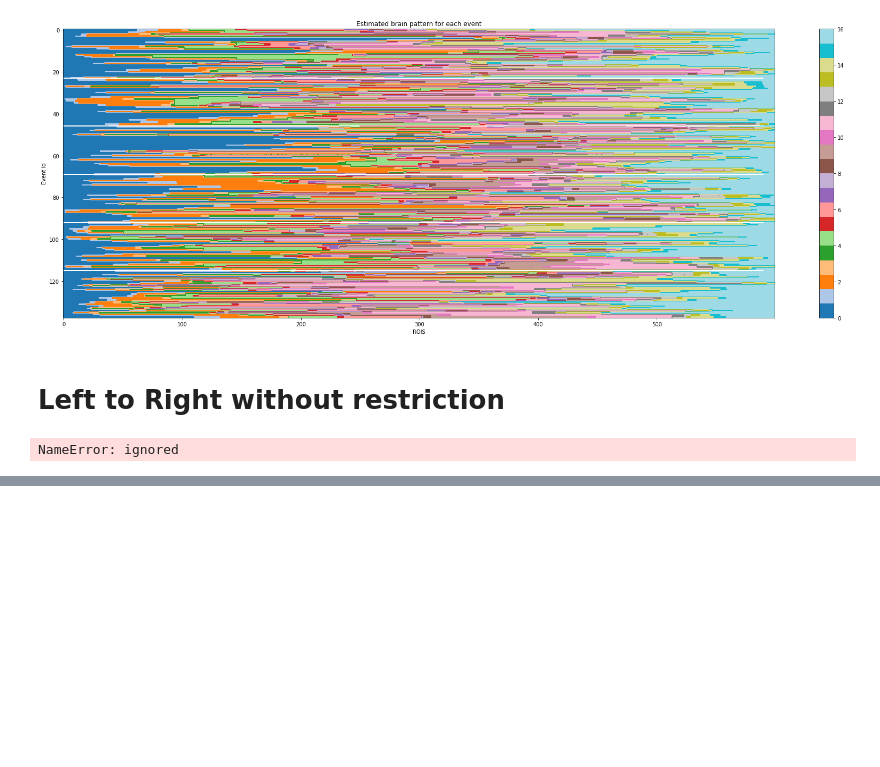
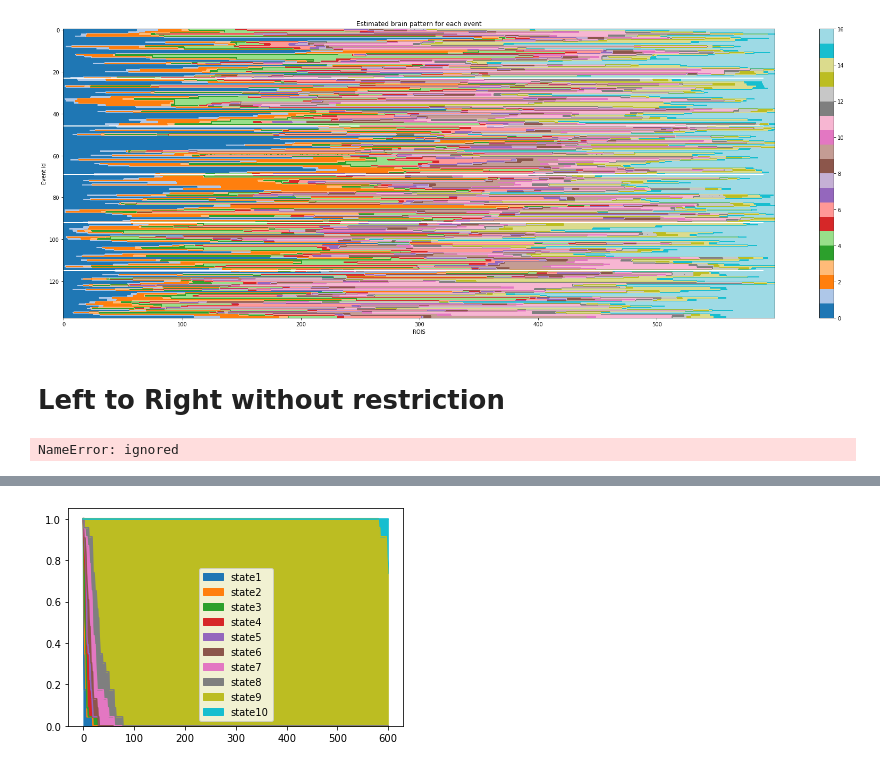
Before and after one commit to catalinabustam/tms_hmm, a Jupyter notebook: hmm.ipynb, the cells around one changed output, grey strips where cells are left out. Drawn from its saved outputs; the diff is of its cells as text; code cells hidden in the pictures; blank space fills up the shorter version.

```diff
--- a/hmm.ipynb
+++ b/hmm.ipynb
@@ -335,0 +413,4 @@ plot_states(predicted_sequences)
+# %%
+ax = df_occ.plot.area()
+# %% [output]
+[figure, added]
```
Also changed, not shown: parts of 31 cells of this notebook.
